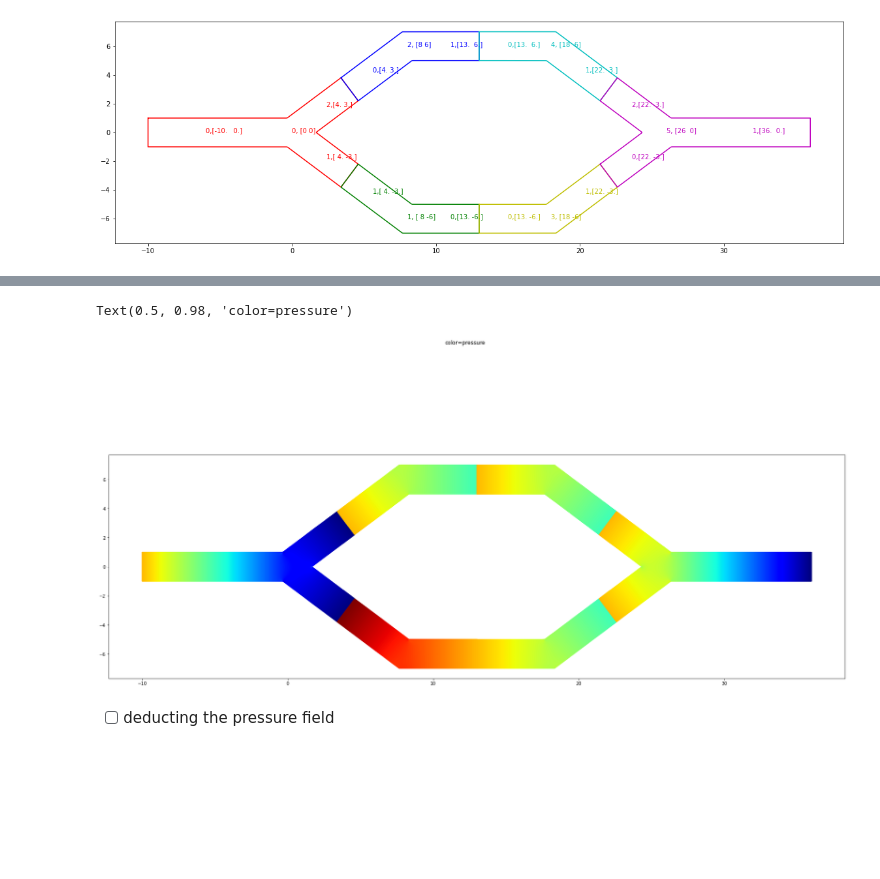
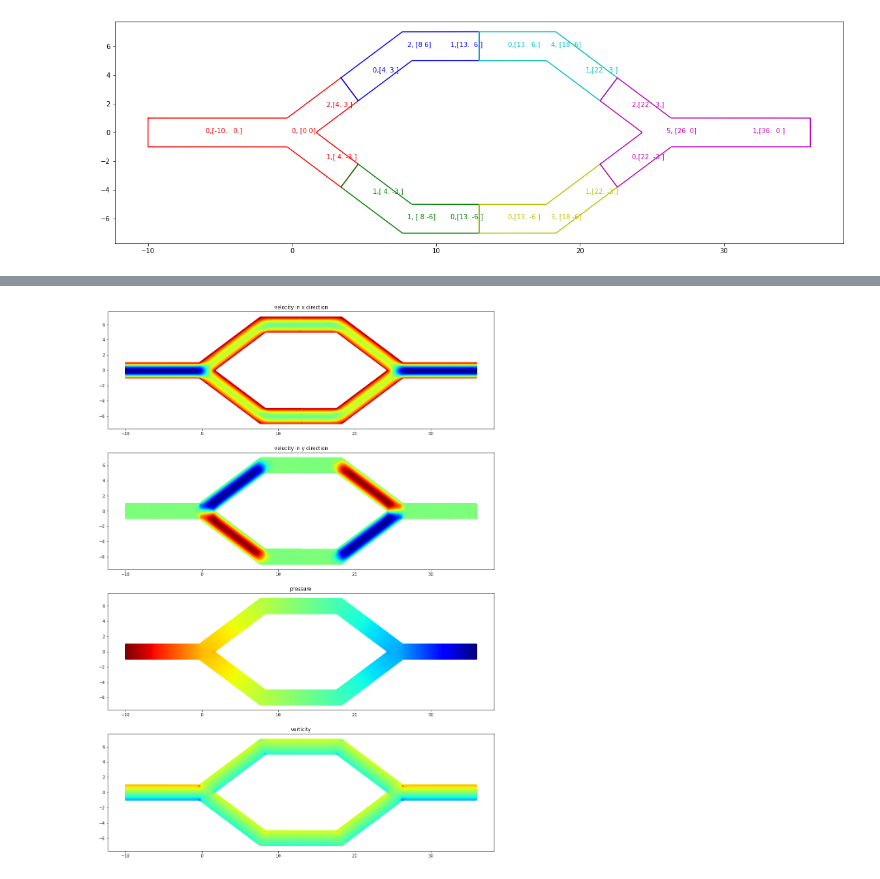
Before and after one commit to WangHaiYang874/stokes2d, a Jupyter notebook: dev_conneting.ipynb, the cells around one changed output, grey strips where cells are left out. Cells and saved outputs as stored; diff of their text form; code cells hidden in the pictures; blank space fills up the shorter version.

```diff
--- a/dev_conneting.ipynb
+++ b/dev_conneting.ipynb
@@ -129,5 +34,0 @@ vorticity_field = np.concatenate(vorticity_field)
-# %%
-fig,ax = plt.subplots(figsize=(30,15))
-ax.set_aspect('equal')
-ax.scatter(xs,ys,c=pressure_field,cmap='jet',s=1)
-fig.suptitle('color=vorticity')
@@ -137,29 +34,0 @@ Text(0.5, 0.98, 'color=vorticity')
-# %%
-pressure_field = []
-xs = []
-ys = []
-
-for pipe_index, (pipe,shift) in enumerate(zip(pipes,shifts)):
-
-    field = np.zeros_like(pipe.xs)
-
-    for flow_index in range(pipe.n_flows):
-        field += pipe.pressure_fields[flow_index] * ps.fluxes[ps.flow2index[(pipe_index,flow_index)]]
-
-    pressure_field.append(field)
-    xs.append(pipe.xs + shift[0])
-    ys.append(pipe.ys + shift[1])
-
-xs = np.concatenate(xs)
-ys = np.concatenate(ys)
-pressure_field = np.concatenate(pressure_field)
-# %%
-fig,ax = plt.subplots(figsize=(30,15))
-ax.set_aspect('equal')
-ax.scatter(xs,ys,c=pressure_field,cmap='jet',s=1)
-fig.suptitle('color=pressure')
-# %% [output]
-Text(0.5, 0.98, 'color=pressure')
-[figure, removed]
-# %% [markdown]
-- [ ] deducting the pressure field
@@ -167,0 +97,16 @@ from scipy.interpolate import griddata
+# %%
+xs = np.concatenate(xs)
+ys = np.concatenate(ys)
+u_field = np.concatenate(u_field)
+v_field = np.concatenate(v_field)
+p_field = np.concatenate(p_field)
+o_field = np.concatenate(o_field)
+# %%
+fig,axes = plt.subplots(4,1,figsize=(20,24))
+
+for ax, field, title, in zip(axes, [u_field,v_field,p_field,o_field], ['velocity in x direction','velocity in y direction','pressure','vorticity']):
+    ax.set_aspect('equal')
+    ax.scatter(xs,ys,c=field,s=1,cmap='jet')
+    ax.set_title(title)
+# %% [output]
+[figure, added]
```
Also changed, not shown: parts of 11 cells of this notebook, 4 other files.
